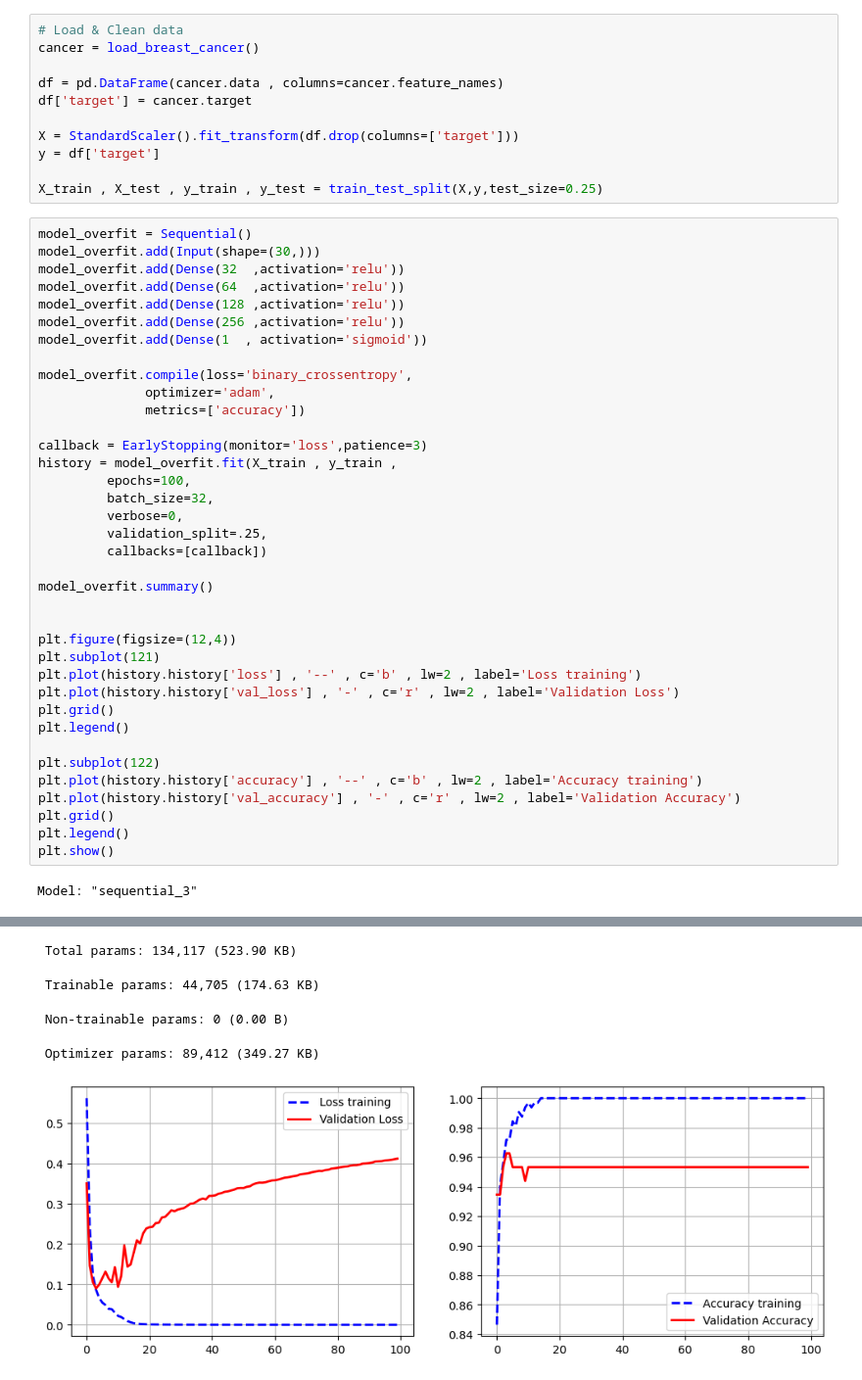
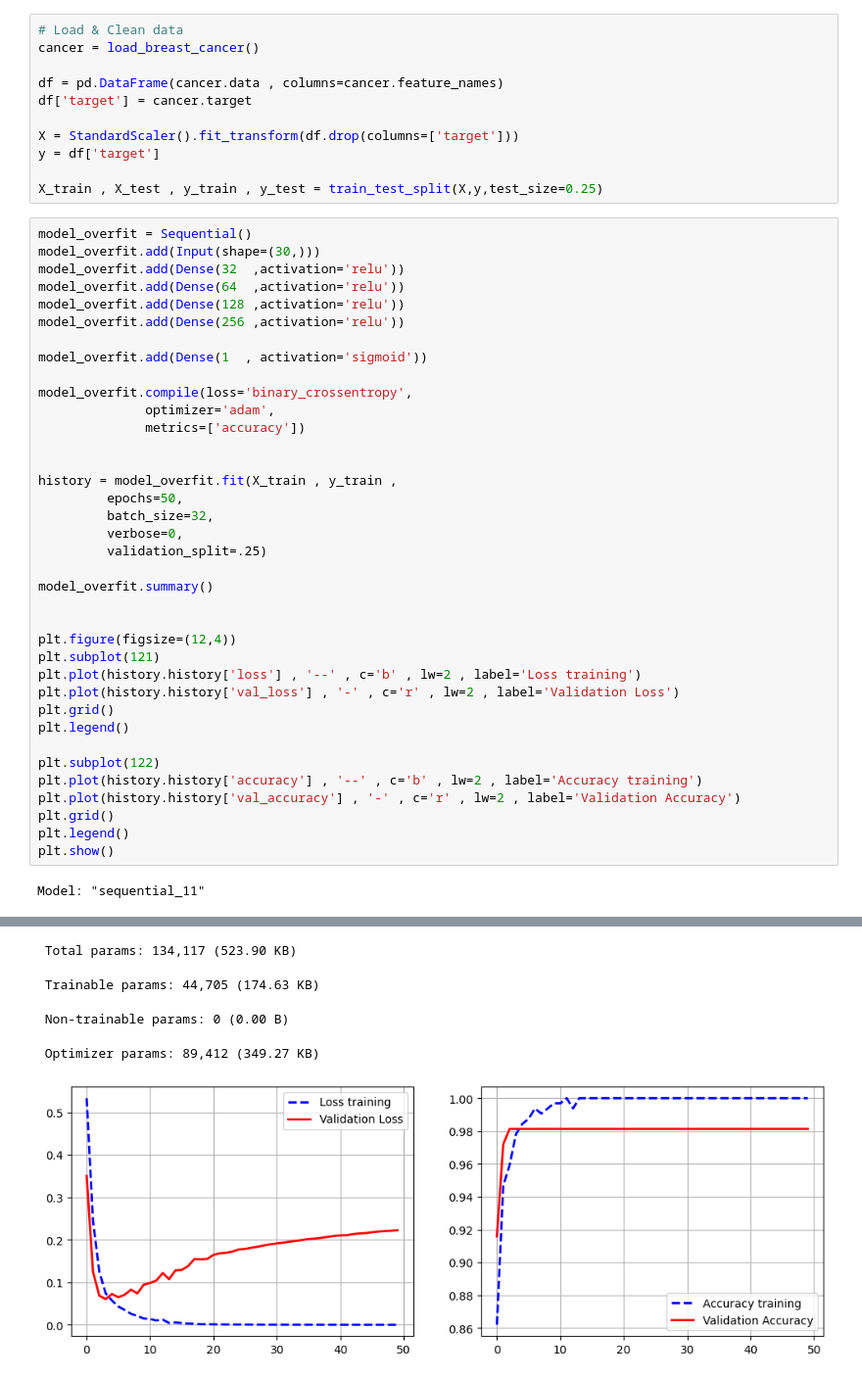
Before and after one commit to taesaksit/Neural-Network, a Jupyter notebook: Overfiting vs Generalize.ipynb, the cells around one changed output, grey strips where cells are left out. Shown at 98% size. Saved outputs shown, nothing was run; the diff lists cells and outputs as text.

Commit message:
Graph: overfit vs optimal

```diff
--- a/Overfiting vs Generalize.ipynb
+++ b/Overfiting vs Generalize.ipynb
@@ -34,19 +34,19 @@ model_overfit.add(Dense(32  ,activation='relu'))
 model_overfit.add(Dense(64  ,activation='relu'))
 model_overfit.add(Dense(128 ,activation='relu'))
 model_overfit.add(Dense(256 ,activation='relu'))
+
 model_overfit.add(Dense(1  , activation='sigmoid'))
 
 model_overfit.compile(loss='binary_crossentropy',
               optimizer='adam',
               metrics=['accuracy'])
 
-callback = EarlyStopping(monitor='loss',patience=3)
+
 history = model_overfit.fit(X_train , y_train ,
-         epochs=100,
+         epochs=50,
          batch_size=32,
          verbose=0,
-         validation_split=.25,
-         callbacks=[callback])
+         validation_split=.25)
 
 model_overfit.summary()
 
@@ -65,7 +65,7 @@ plt.grid()
 plt.legend()
 plt.show()
 # %% [output]
-Model: "sequential_3"
+Model: "sequential_11"
 ┏━━━━━━━━━━━━━━━━━━━━━━━━━━━━━━━━━┳━━━━━━━━━━━━━━━━━━━━━━━━┳━━━━━━━━━━━━━━━┓
 ┃ Layer (type)                    ┃ Output Shape           ┃       Param # ┃
 ┡━━━━━━━━━━━━━━━━━━━━━━━━━━━━━━━━━╇━━━━━━━━━━━━━━━━━━━━━━━━╇━━━━━━━━━━━━━━━┩
@@ -81,9 +81,9 @@ Model: "sequential_3"
 └─────────────────────────────────┴────────────────────────┴───────────────┘
  Total params: 134,117 (523.90 KB)
  Trainable params: 44,705 (174.63 KB)
  Non-trainable params: 0 (0.00 B)
  Optimizer params: 89,412 (349.27 KB)
-[figure, old version]
+[figure, new version]
 # %%
 model = Sequential()
 model.add(Input(shape=(30,)))
```
Also changed, not shown: parts of 2 cells of this notebook.
